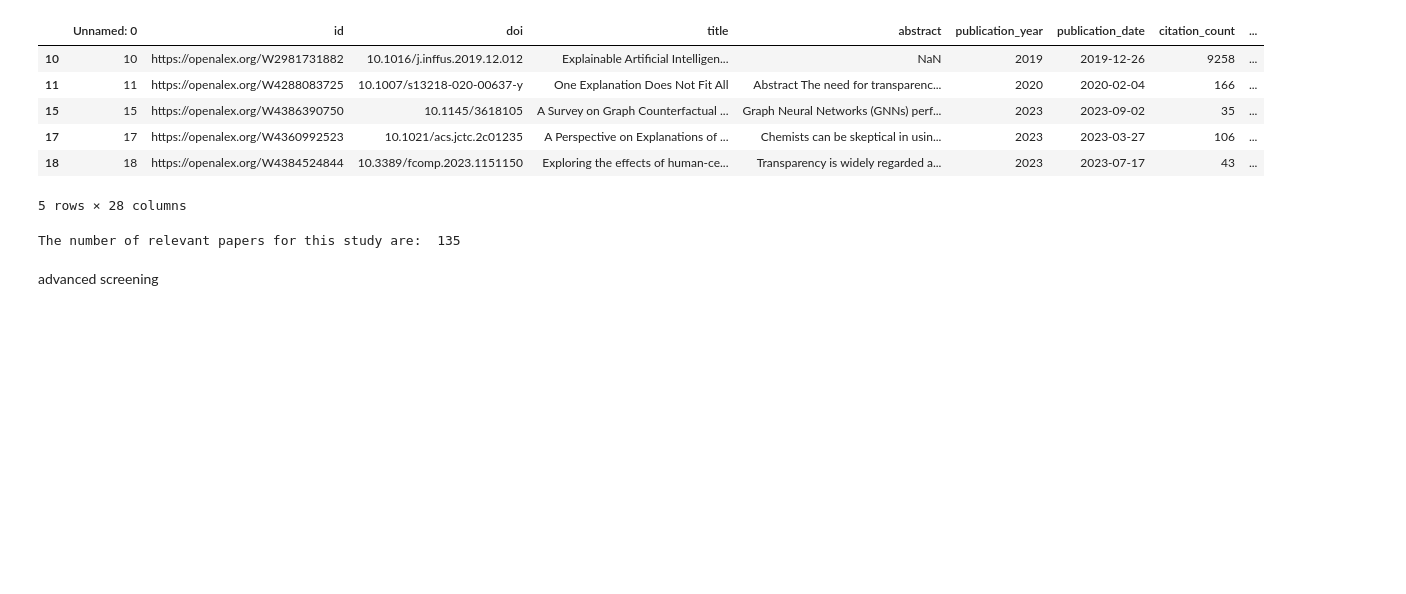
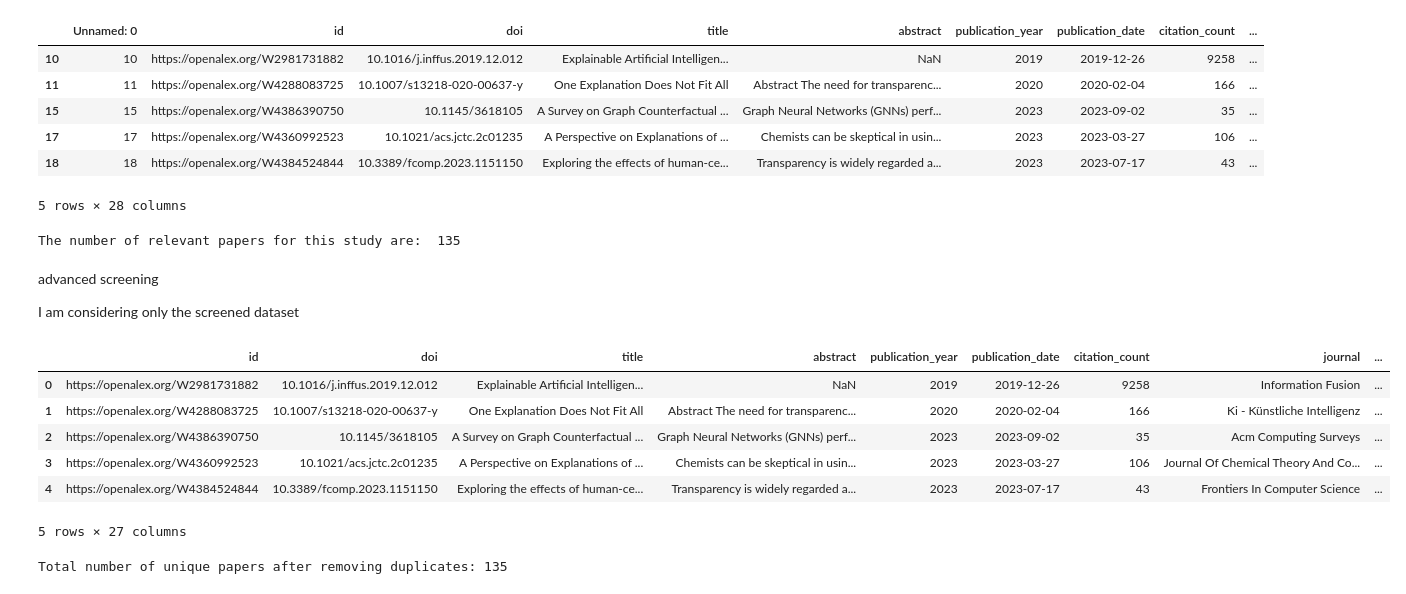
Before and after one commit to AbubakarDanhaya/xai-civil-infrastructure-review, a Jupyter notebook: notebooks/02_data_cleaning.ipynb, the cells around one changed output. Saved outputs shown, nothing was run; the diff lists cells and outputs as text; code cells hidden in the pictures; blank space fills up the shorter version.

```diff
--- a/notebooks/02_data_cleaning.ipynb
+++ b/notebooks/02_data_cleaning.ipynb
@@ -285,3 +285,22 @@ The number of relevant papers for this study are:  135
 df_scr.to_csv("../data/processed/fnl_scr_dataset.csv")
 # %% [markdown]
 advanced screening
+
+I am considering only the screened dataset
+# %%
+df = df.drop(columns=["Unnamed: 0", "Unnamed: 0.1"])
+# %%
+df.head()
+# %% [output]
+|  | id | doi | title | abstract | publication_year | publication_date | citation_count | journal | ... |
+| 0 | https://openalex.org/W2981731882 | 10.1016/j.inffus.2019.12.012 | Explainable Artificial Intelligen... | NaN | 2019 | 2019-12-26 | 9258 | Information Fusion | ... |
+| 1 | https://openalex.org/W4288083725 | 10.1007/s13218-020-00637-y | One Explanation Does Not Fit All | Abstract The need for transparenc... | 2020 | 2020-02-04 | 166 | Ki - Künstliche Intelligenz | ... |
+| 2 | https://openalex.org/W4386390750 | 10.1145/3618105 | A Survey on Graph Counterfactual ... | Graph Neural Networks (GNNs) perf... | 2023 | 2023-09-02 | 35 | Acm Computing Surveys | ... |
+| 3 | https://openalex.org/W4360992523 | 10.1021/acs.jctc.2c01235 | A Perspective on Explanations of ... | Chemists can be skeptical in usin... | 2023 | 2023-03-27 | 106 | Journal Of Chemical Theory And Co... | ... |
+| 4 | https://openalex.org/W4384524844 | 10.3389/fcomp.2023.1151150 | Exploring the effects of human-ce... | Transparency is widely regarded a... | 2023 | 2023-07-17 | 43 | Frontiers In Computer Science | ... |
+5 rows × 27 columns
+# %%
+df = df.drop_duplicates(subset=["title"], keep="first")
+print("Total number of unique papers after removing duplicates:", len(df))
+# %% [output]
+Total number of unique papers after removing duplicates: 135
```
Also changed, not shown: parts of 3 cells of this notebook.
